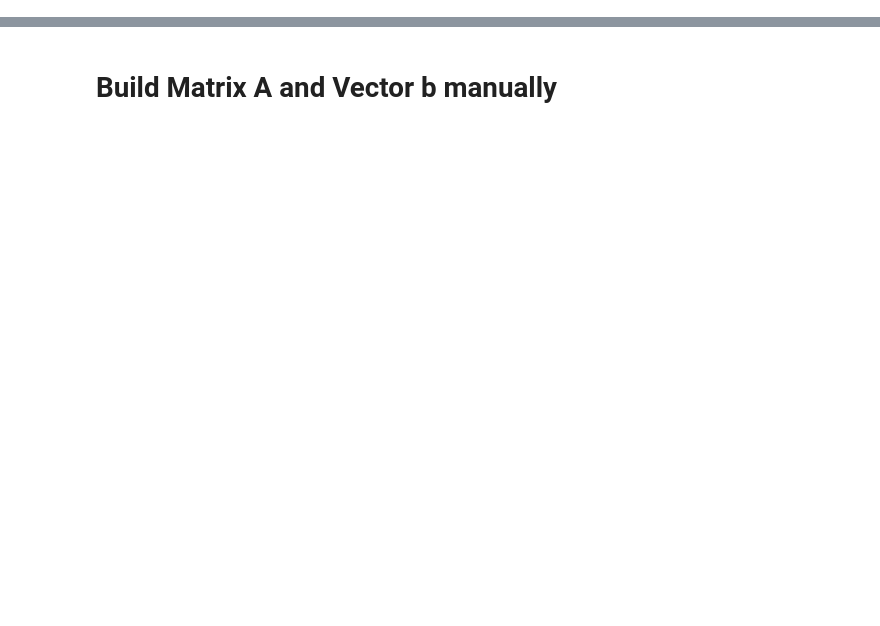
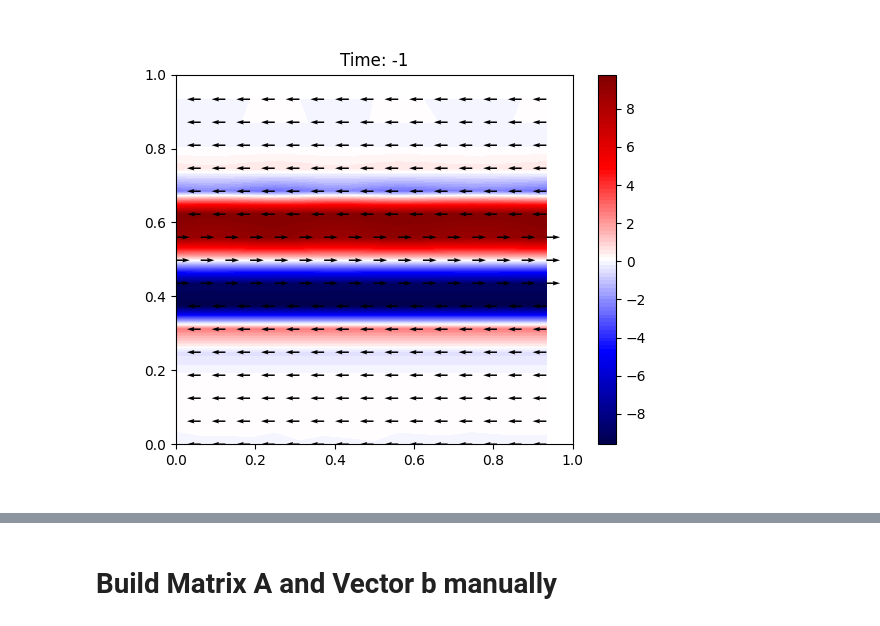
Before and after one commit to leolettuce/QIFS, a Jupyter notebook: 2D_TDJ/MPS_simulation.ipynb, the cells around one changed output, grey strips where cells are left out. Drawn from its saved outputs; the diff is of its cells as text; code cells hidden in the pictures; blank space fills up the shorter version.

```diff
--- a/2D_TDJ/MPS_simulation.ipynb
+++ b/2D_TDJ/MPS_simulation.ipynb
@@ -175,7 +173,7 @@ def convert_quimb_to_MPS_old(quimb_MPS):
 # Build 2D TDJ in quimb MPS form
 def buildFluidField2DMPS():
     # Create field
-    n_bits = 10
+    n_bits = 7
     N = 2**n_bits
     L = 1
     chi = N
@@ -185,15 +183,6 @@ def buildFluidField2DMPS():
     y_max = 0.6
     h = 1/200
     u_max = 1
-    epsilon = 10^-8
-
-    # Set timesteps
-    dt = 0.1*2**-(n_bits-1)
-    T = 2
-
-    # Set penalty factor for breach of incompressibility condition
-    dx = 2**-n_bits-1
-    lam = dx**2 * 10**4
 
     # Generate initial fields
     U, V = CreateFields2D(L, N, y_min, y_max, h, u_max)
@@ -790,33 +779,33 @@ def Diff_2_8_x_MPO(n, dx):
 # %%
 def central_difference_1_2_x(f, dx):
     diff = np.zeros_like(f)
-    diff = (np.roll(f, -1, axis=1) - np.roll(f, 1, axis=0)) / (2 * dx)
+    diff = (np.roll(f, -1, axis=0) - np.roll(f, 1, axis=0)) / (2 * dx)
     return diff
 
 def central_difference_1_2_y(f, dx):
     diff = np.zeros_like(f)
-    diff = (np.roll(f, -1, axis=0) - np.roll(f, 1, axis=1)) / (2 * dx)
+    diff = (np.roll(f, -1, axis=1) - np.roll(f, 1, axis=1)) / (2 * dx)
     return diff
 
 def central_difference_1_8_x(f, dx):
     coeffs = np.array([4/5, -1/5, 4/105, -1/280]) / dx
     diff = np.zeros_like(f)
     for i, coeff in enumerate(coeffs):
-        diff += coeff * (np.roll(f, -i-1, axis=0) - np.roll(f, i+1, axis=1))
+        diff += coeff * (np.roll(f, -i-1, axis=0) - np.roll(f, i+1, axis=0))
     return diff
 
 def central_difference_1_8_y(f, dx):
     coeffs = np.array([4/5, -1/5, 4/105, -1/280]) / dx
     diff = np.zeros_like(f)
     for i, coeff in enumerate(coeffs):
-        diff += coeff * (np.roll(f, -i-1, axis=1) - np.roll(f, i+1, axis=0))
+        diff += coeff * (np.roll(f, -i-1, axis=1) - np.roll(f, i+1, axis=1))
     return diff
 
 def central_difference_2_8_x(f, dx):
     coeffs = np.array([8/5, -1/5, 8/315, -1/560]) / dx**2
     diff = np.zeros_like(f)
     for i, coeff in enumerate(coeffs):
-        diff += coeff * (np.roll(f, -i-1, axis=0) + np.roll(f, i+1, axis=1))
+        diff += coeff * (np.roll(f, -i-1, axis=0) + np.roll(f, i+1, axis=0))
     diff += -205/72*f/dx**2
     return diff
 
@@ -824,7 +813,7 @@ def central_difference_2_2_x(f, dx):
     coeffs = np.array([1]) / dx**2
     diff = np.zeros_like(f)
     for i, coeff in enumerate(coeffs):
-        diff += coeff * (np.roll(f, -i-1, axis=0) + np.roll(f, i+1, axis=1))
+        diff += coeff * (np.roll(f, -i-1, axis=0) + np.roll(f, i+1, axis=0))
     diff += -2*f/dx**2
     return diff
 
@@ -832,7 +821,7 @@ def central_difference_2_2_y(f, dx):
     coeffs = np.array([1]) / dx**2
     diff = np.zeros_like(f)
     for i, coeff in enumerate(coeffs):
-        diff += coeff * (np.roll(f, -i-1, axis=1) + np.roll(f, i+1, axis=0))
+        diff += coeff * (np.roll(f, -i-1, axis=1) + np.roll(f, i+1, axis=1))
     diff += -2*f/dx**2
     return diff
 
@@ -840,7 +829,7 @@ def central_difference_2_8_y(f, dx):
     coeffs = np.array([8/5, -1/5, 8/315, -1/560]) / dx**2
     diff = np.zeros_like(f)
     for i, coeff in enumerate(coeffs):
-        diff += coeff * (np.roll(f, -i-1, axis=1) + np.roll(f, i+1, axis=0))
+        diff += coeff * (np.roll(f, -i-1, axis=1) + np.roll(f, i+1, axis=1))
     diff += -205/72*f/dx**2
     return diff
 
@@ -1728,3 +1722,7 @@ Re = 200*1e3
 # %%
 U_init, V_init, _, __ = build2DExampleMPS(n_bits, L, chi, T)
+# %%
+plot(U_init, V_init, show=True)
+# %% [output]
+[figure, added]
 # %%
```
Also changed, not shown: parts of 24 cells of this notebook, 2 other files.
